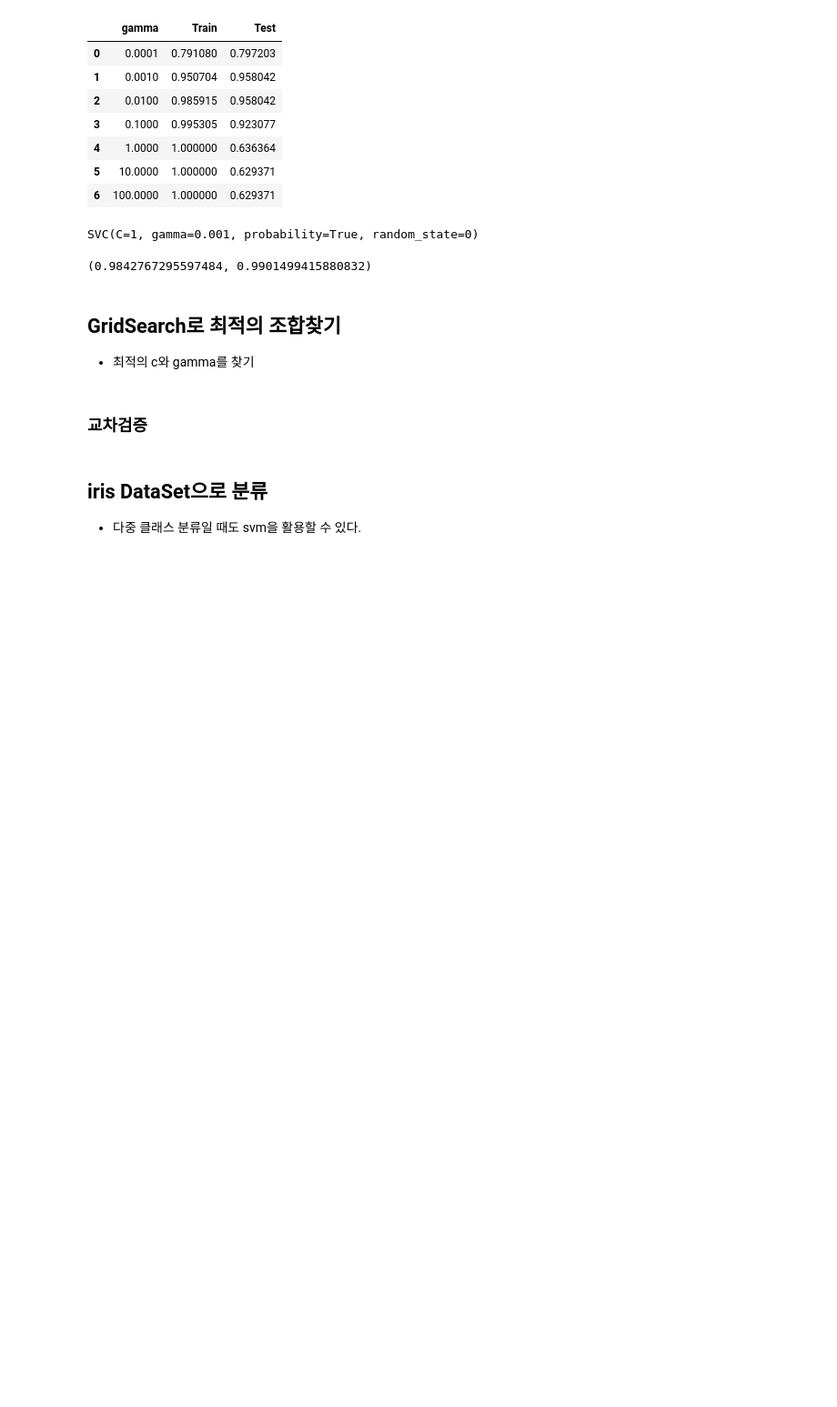
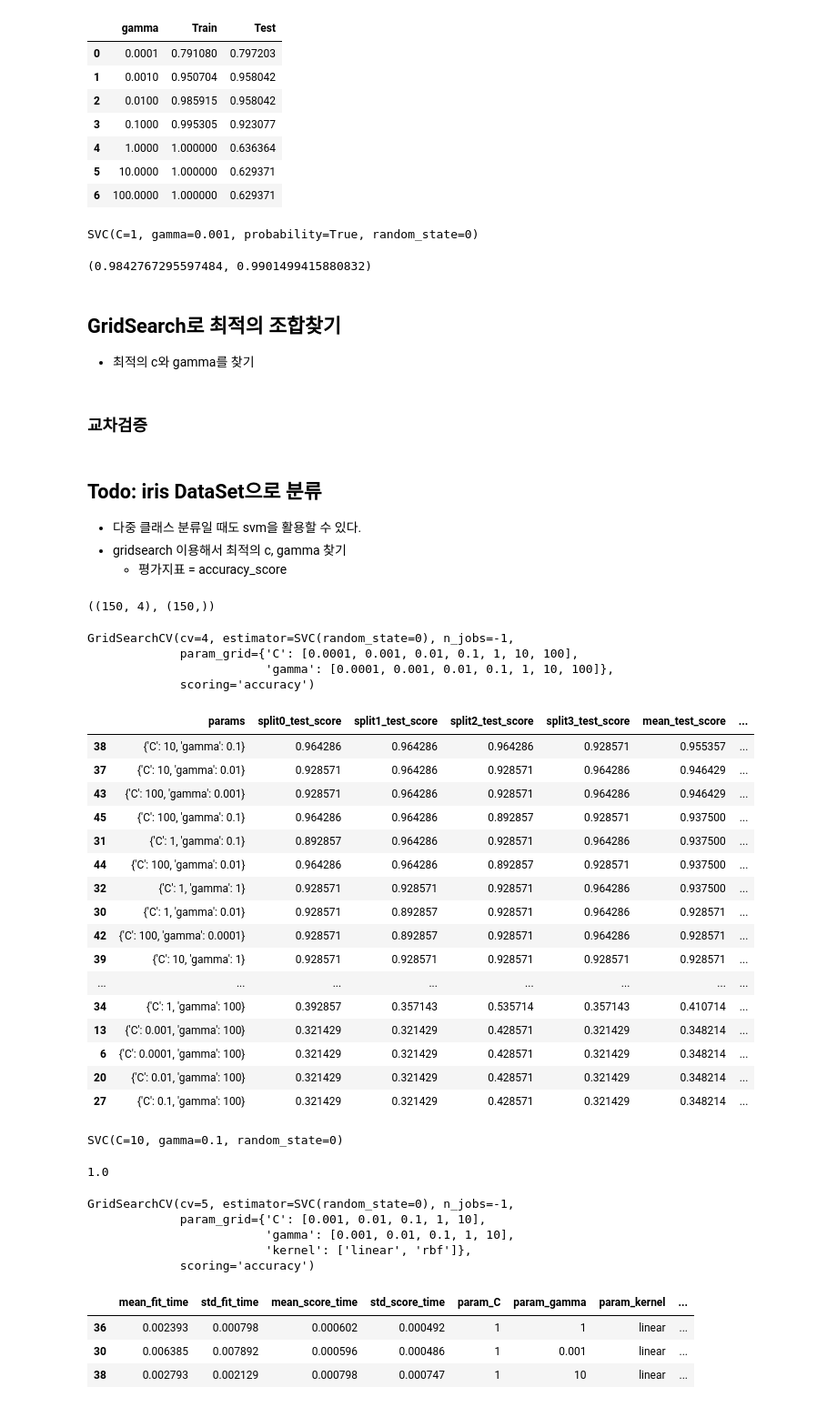
Before and after one commit to purple-cabbage0030/class_review, a Jupyter notebook: 11.MachineLearning/08_지도학습_SVM.ipynb, the cells around one changed output. Shown at 91% size. Cells and saved outputs as stored; diff of their text form; code cells hidden in the pictures; blank space fills up the shorter version.

```diff
--- a/11.MachineLearning/08_지도학습_SVM.ipynb
+++ b/11.MachineLearning/08_지도학습_SVM.ipynb
@@ -209,5 +209,65 @@ roc_auc_score(y_test, prob_test[:, 1]), average_precision_score(y_test, prob_tes
 # %% [markdown]
 ### 교차검증
 # %% [markdown]
-## iris DataSet으로 분류
+## Todo: iris DataSet으로 분류
 - 다중 클래스 분류일 때도 svm을 활용할 수 있다.
+- gridsearch 이용해서 최적의 c, gamma 찾기
+    - 평가지표 = accuracy_score
+# %%
+from sklearn.datasets import load_iris
+from sklearn.model_selection import GridSearchCV
+
+X, y = load_iris(return_X_y=True)
+X.shape, y.shape
+# %% [output]
+((150, 4), (150,))
+# %%
+X_train, X_test, y_train, y_test = train_test_split(X, y, stratify=y, random_state=0)
+
+scaler = StandardScaler()
+X_train_scaled = scaler.fit_transform(X_train)
+X_test_scaled = scaler.transform(X_test)
+
+svc = SVC(kernel='rbf', random_state=0)
+
+params = {
+    "C":[0.0001, 0.001, 0.01, 0.1, 1, 10, 100],
+    "gamma":[0.0001, 0.001, 0.01, 0.1, 1, 10, 100]
+}
+gs = GridSearchCV(svc, params, scoring='accuracy', cv=4, n_jobs=-1)
+gs.fit(X_train_scaled, y_train)
+# %% [output]
+GridSearchCV(cv=4, estimator=SVC(random_state=0), n_jobs=-1,
+             param_grid={'C': [0.0001, 0.001, 0.01, 0.1, 1, 10, 100],
+                         'gamma': [0.0001, 0.001, 0.01, 0.1, 1, 10, 100]},
+             scoring='accuracy')
+# %%
+result_df = pd.DataFrame(gs.cv_results_)
+result_df[result_df.columns[6:]].sort_values('rank_test_score')
+# %% [output]
+|  | params | split0_test_score | split1_test_score | split2_test_score | split3_test_score | mean_test_score | ... |
+| 38 | {'C': 10, 'gamma': 0.1} | 0.964286 | 0.964286 | 0.964286 | 0.928571 | 0.955357 | ... |
+| 37 | {'C': 10, 'gamma': 0.01} | 0.928571 | 0.964286 | 0.928571 | 0.964286 | 0.946429 | ... |
+| 43 | {'C': 100, 'gamma': 0.001} | 0.928571 | 0.964286 | 0.928571 | 0.964286 | 0.946429 | ... |
+| 45 | {'C': 100, 'gamma': 0.1} | 0.964286 | 0.964286 | 0.892857 | 0.928571 | 0.937500 | ... |
+| 31 | {'C': 1, 'gamma': 0.1} | 0.892857 | 0.964286 | 0.928571 | 0.964286 | 0.937500 | ... |
+| 44 | {'C': 100, 'gamma': 0.01} | 0.964286 | 0.964286 | 0.892857 | 0.928571 | 0.937500 | ... |
+| 32 | {'C': 1, 'gamma': 1} | 0.928571 | 0.928571 | 0.928571 | 0.964286 | 0.937500 | ... |
+| 30 | {'C': 1, 'gamma': 0.01} | 0.928571 | 0.892857 | 0.928571 | 0.964286 | 0.928571 | ... |
+| 42 | {'C': 100, 'gamma': 0.0001} | 0.928571 | 0.892857 | 0.928571 | 0.964286 | 0.928571 | ... |
+| 39 | {'C': 10, 'gamma': 1} | 0.928571 | 0.928571 | 0.928571 | 0.928571 | 0.928571 | ... |
+| ... | ... | ... | ... | ... | ... | ... | ... |
+| 34 | {'C': 1, 'gamma': 100} | 0.392857 | 0.357143 | 0.535714 | 0.357143 | 0.410714 | ... |
+| 13 | {'C': 0.001, 'gamma': 100} | 0.321429 | 0.321429 | 0.428571 | 0.321429 | 0.348214 | ... |
+| 6 | {'C': 0.0001, 'gamma': 100} | 0.321429 | 0.321429 | 0.428571 | 0.321429 | 0.348214 | ... |
+| 20 | {'C': 0.01, 'gamma': 100} | 0.321429 | 0.321429 | 0.428571 | 0.321429 | 0.348214 | ... |
+| 27 | {'C': 0.1, 'gamma': 100} | 0.321429 | 0.321429 | 0.428571 | 0.321429 | 0.348214 | ... |
+# %%
+best_model = gs.best_estimator_
+best_model
+# %% [output]
+SVC(C=10, gamma=0.1, random_state=0)
+# %%
+accuracy_score(y_test, best_model.predict(X_test_scaled))
+# %% [output]
+1.0
@@ -213,0 +296,16 @@ roc_auc_score(y_test, prob_test[:, 1]), average_precision_score(y_test, prob_tes
+# %%
+gs.fit(X_train_scaled, y_train)
+# %% [output]
+GridSearchCV(cv=5, estimator=SVC(random_state=0), n_jobs=-1,
+             param_grid={'C': [0.001, 0.01, 0.1, 1, 10],
+                         'gamma': [0.001, 0.01, 0.1, 1, 10],
+                         'kernel': ['linear', 'rbf']},
+             scoring='accuracy')
+# %%
+import pandas as pd
+pd.DataFrame(gs.cv_results_).sort_values('rank_test_score').head(3)
+# %% [output]
+|  | mean_fit_time | std_fit_time | mean_score_time | std_score_time | param_C | param_gamma | param_kernel | ... |
+| 36 | 0.002393 | 0.000798 | 0.000602 | 0.000492 | 1 | 1 | linear | ... |
+| 30 | 0.006385 | 0.007892 | 0.000596 | 0.000486 | 1 | 0.001 | linear | ... |
+| 38 | 0.002793 | 0.002129 | 0.000798 | 0.000747 | 1 | 10 | linear | ... |
```
Also changed, not shown: parts of 6 cells of this notebook.
